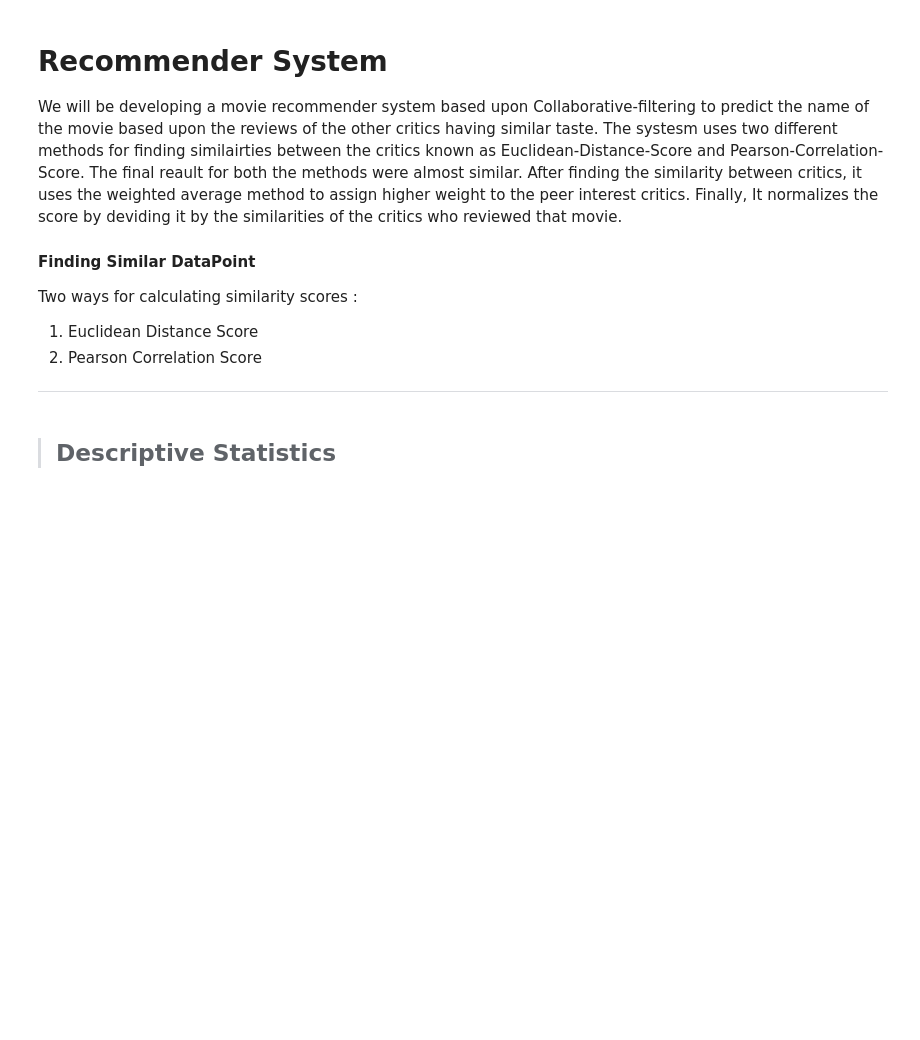
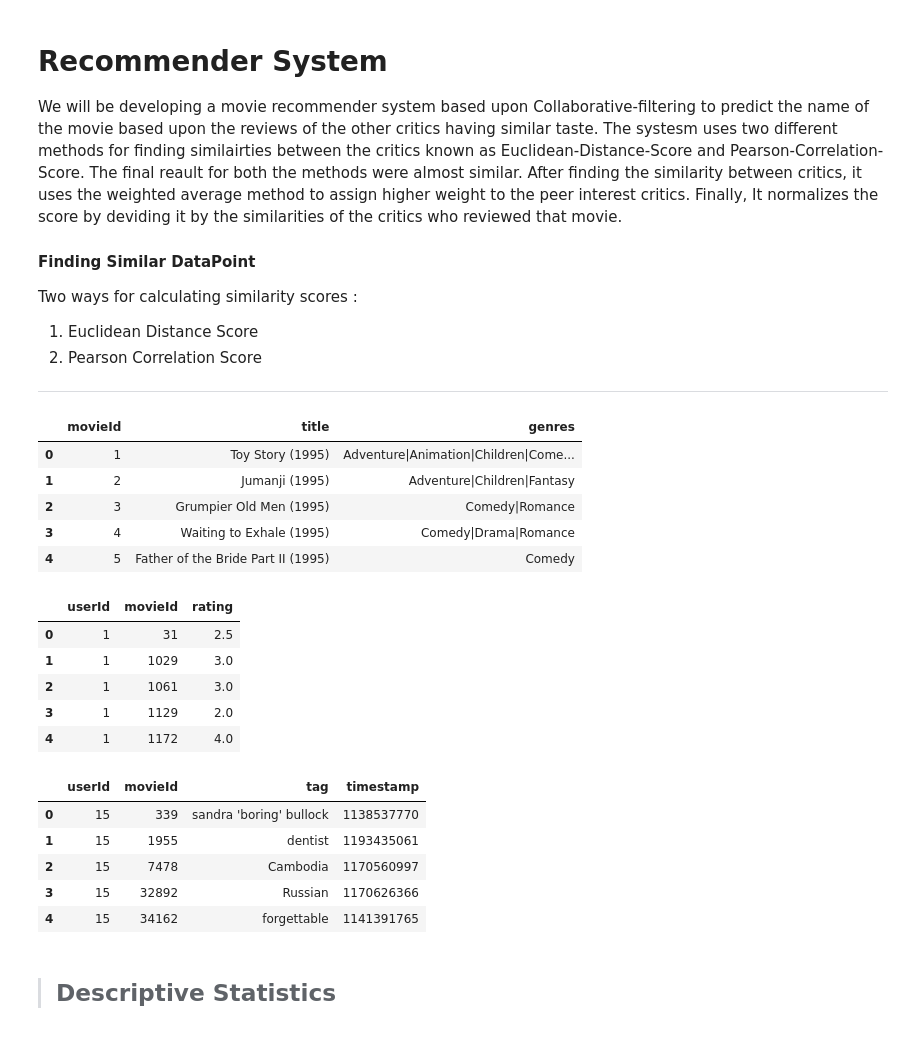
Before and after one commit to Tushar987/RecommenderSystem, a Jupyter notebook: Recommender-System-Python.ipynb, the cells around one changed output. Cells and saved outputs as stored; diff of their text form; code cells hidden in the pictures; blank space fills up the shorter version.

```diff
--- a/Recommender-System-Python.ipynb
+++ b/Recommender-System-Python.ipynb
@@ -24,10 +25,30 @@ InteractiveShell.ast_node_interactivity = "all"
 # %%
 # Getting the Dataset
 
-movies= pd.read_csv("../input/movies.csv",usecols=['movieId','title']) # ,nrows=5000)
-movies.describe(include='all')
+movies= pd.read_csv("./input/movies.csv") # ,nrows=5000)
 movies.head()
 
-ratings=pd.read_csv("../input/ratings.csv",usecols=['userId','movieId','rating']) #,nrows=1000)
-ratings.describe(include='all')
+ratings=pd.read_csv("./input/ratings.csv",usecols=['userId','movieId','rating']) #,nrows=1000)
 ratings.head()
+
+tags= pd.read_csv('./input/tags.csv')
+tags.head()
+# %% [output]
+|  | movieId | title | genres |
+| 0 | 1 | Toy Story (1995) | Adventure|Animation|Children|Come... |
+| 1 | 2 | Jumanji (1995) | Adventure|Children|Fantasy |
+| 2 | 3 | Grumpier Old Men (1995) | Comedy|Romance |
+| 3 | 4 | Waiting to Exhale (1995) | Comedy|Drama|Romance |
+| 4 | 5 | Father of the Bride Part II (1995) | Comedy |
+|  | userId | movieId | rating |
+| 0 | 1 | 31 | 2.5 |
+| 1 | 1 | 1029 | 3.0 |
+| 2 | 1 | 1061 | 3.0 |
+| 3 | 1 | 1129 | 2.0 |
+| 4 | 1 | 1172 | 4.0 |
+|  | userId | movieId | tag | timestamp |
+| 0 | 15 | 339 | sandra 'boring' bullock | 1138537770 |
+| 1 | 15 | 1955 | dentist | 1193435061 |
+| 2 | 15 | 7478 | Cambodia | 1170560997 |
+| 3 | 15 | 32892 | Russian | 1170626366 |
+| 4 | 15 | 34162 | forgettable | 1141391765 |
```
Also changed, not shown: parts of 19 cells of this notebook, 2 other files.
